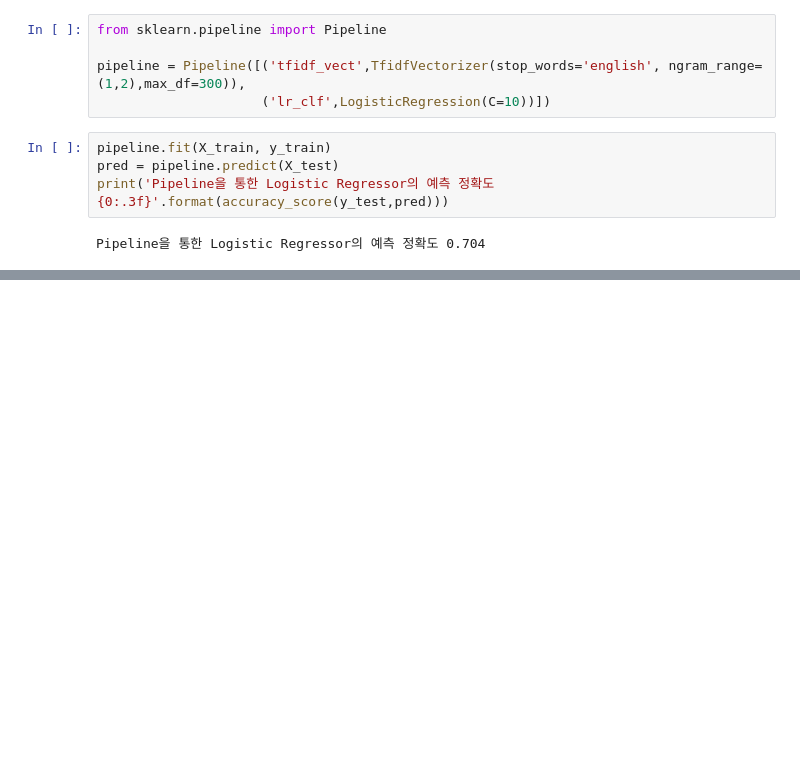
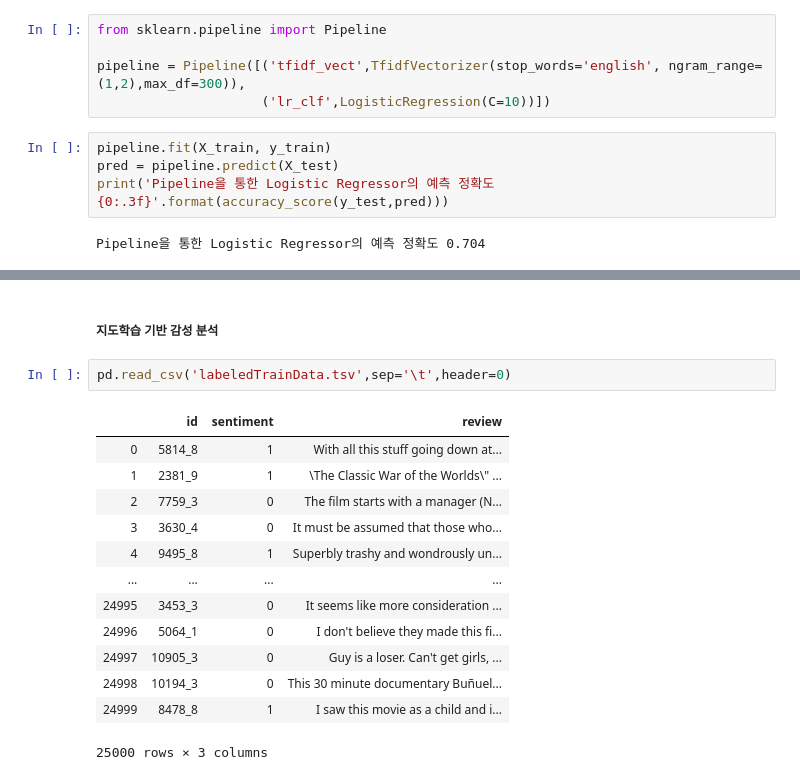
Before and after one commit to jeonprize/Machine_Learning, a Jupyter notebook: 8. 텍스트 분석.ipynb, the cells around one changed output, grey strips where cells are left out. Cells and saved outputs as stored; diff of their text form; blank space fills up the shorter version.

```diff
--- a/8. 텍스트 분석.ipynb
+++ b/8. 텍스트 분석.ipynb
@@ -413,0 +421,18 @@ Pipeline을 통한 Logistic Regression 의 예측 정확도는 0.700
+# %% [markdown]
+##### 지도학습 기반 감성 분석
+# %%
+pd.read_csv('labeledTrainData.tsv',sep='\t',header=0)
+# %% [output]
+|  | id | sentiment | review |
+| 0 | 5814_8 | 1 | With all this stuff going down at... |
+| 1 | 2381_9 | 1 | \The Classic War of the Worlds\" ... |
+| 2 | 7759_3 | 0 | The film starts with a manager (N... |
+| 3 | 3630_4 | 0 | It must be assumed that those who... |
+| 4 | 9495_8 | 1 | Superbly trashy and wondrously un... |
+| ... | ... | ... | ... |
+| 24995 | 3453_3 | 0 | It seems like more consideration ... |
+| 24996 | 5064_1 | 0 | I don't believe they made this fi... |
+| 24997 | 10905_3 | 0 | Guy is a loser. Can't get girls, ... |
+| 24998 | 10194_3 | 0 | This 30 minute documentary Buñuel... |
+| 24999 | 8478_8 | 1 | I saw this movie as a child and i... |
+25000 rows × 3 columns
```
Also changed, not shown: parts of 3 cells of this notebook.
